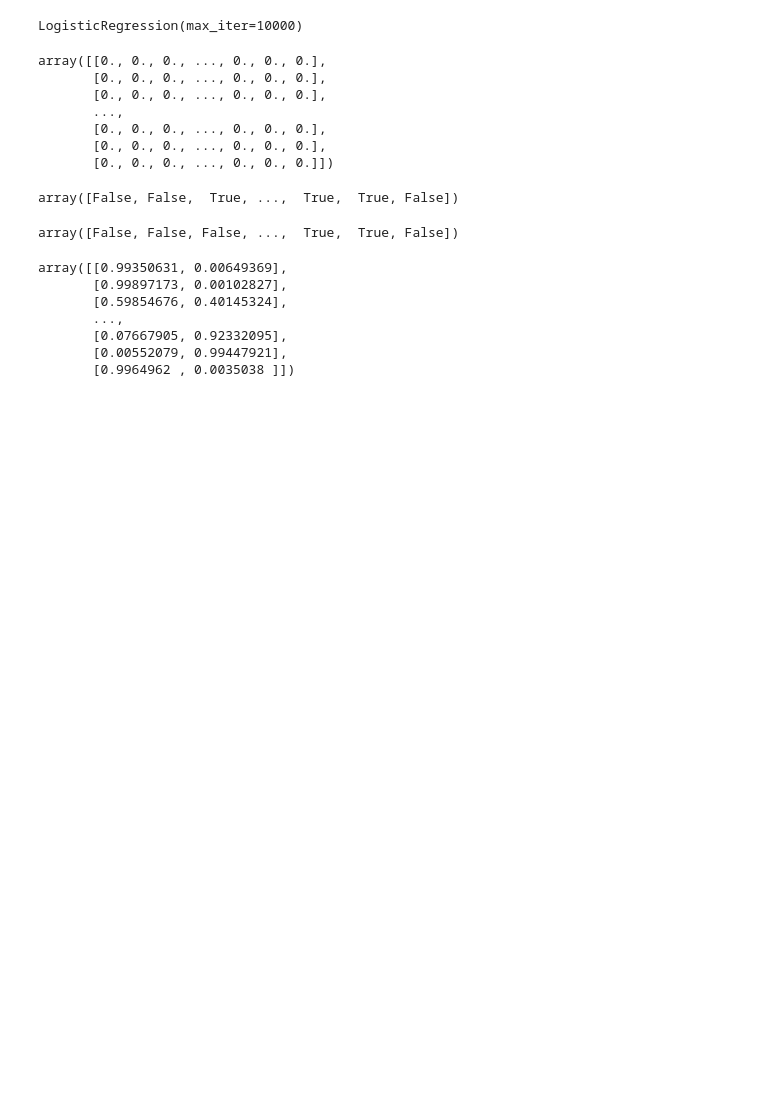
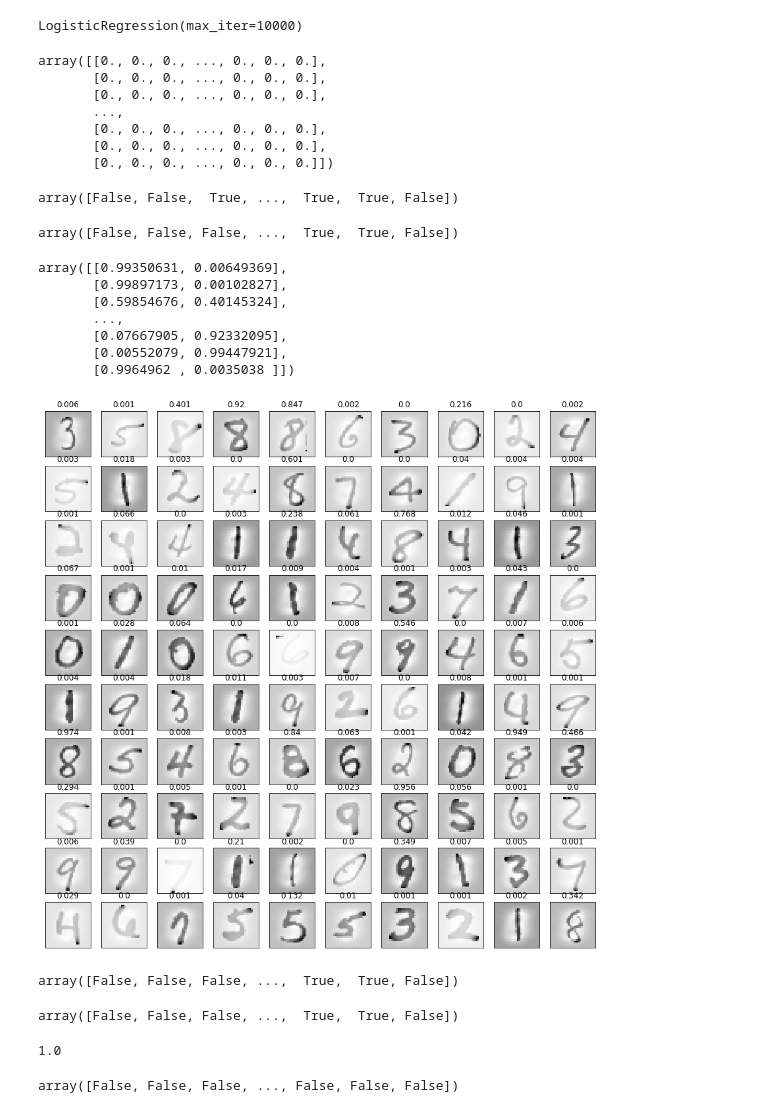
Before and after one commit to mark-andrews/pyml02, a Jupyter notebook: notebooks/logistic regression.ipynb, the cells around one changed output. Saved outputs shown, nothing was run; the diff lists cells and outputs as text; code cells hidden in the pictures; blank space fills up the shorter version.

```diff
--- a/notebooks/logistic regression.ipynb
+++ b/notebooks/logistic regression.ipynb
@@ -210,3 +219,5 @@ array([[0.99350631, 0.00649369],
        [0.07667905, 0.92332095],
        [0.00552079, 0.99447921],
        [0.9964962 , 0.0035038 ]])
+# %%
+prob = result.predict_proba(X_train)[:,1]
@@ -212,0 +226,25 @@ array([[0.99350631, 0.00649369],
+# %%
+fig = plt.figure(figsize = (15, 15))
+
+for i in range(100):
+    fig.add_subplot(10, 10, i + 1, xticks = [], yticks = [])
+    plt.imshow(X_train[i].reshape(28, 28), cmap = plt.cm.binary, interpolation = 'nearest');
+    plt.title(prob[i].round(3))
+# %% [output]
+[figure, added]
+# %%
+logreg.predict(X_train)
+# %% [output]
+array([False, False, False, ...,  True,  True, False])
+# %%
+logreg.predict_proba(X_train)[:,1] > 0.5
+# %% [output]
+array([False, False, False, ...,  True,  True, False])
+# %%
+(logreg.predict(X_train) == (logreg.predict_proba(X_train)[:,1] > 0.5)).mean()
+# %% [output]
+1.0
+# %%
+y_test
+# %% [output]
+array([False, False, False, ..., False, False, False])
```
Also changed, not shown: parts of 4 cells of this notebook.
